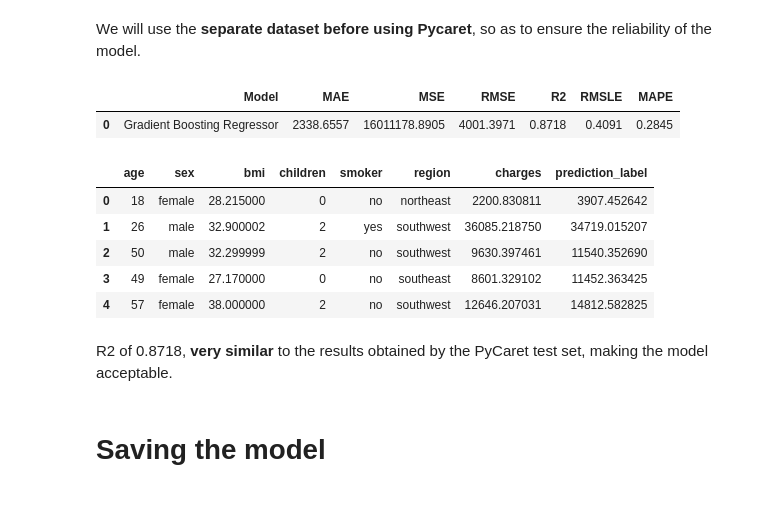
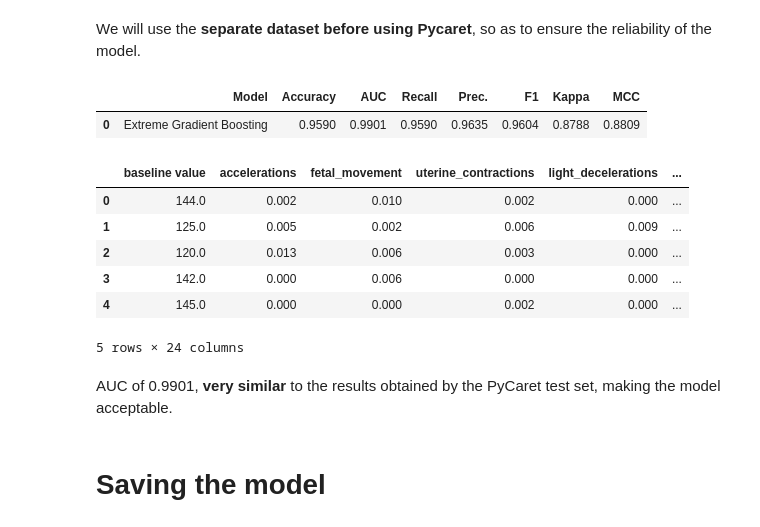
Before and after one commit to gabrielcapela/AutoML_Classification, a Jupyter notebook: fetal_health_classification.ipynb, the cells around one changed output. Saved outputs shown, nothing was run; the diff lists cells and outputs as text; code cells hidden in the pictures.

```diff
--- a/fetal_health_classification.ipynb
+++ b/fetal_health_classification.ipynb
@@ -294,4 +272,4 @@ The chosen model is the **Gradient Boosting Regressor**, which is based on decis
 # %%
 # Instantiating the model
-gbr = create_model('gbr')
+xgboost = create_model('xgboost')
 # %% [output]
@@ -316,6 +299,6 @@ gbr = create_model('gbr')
 The Model Tuning step in PyCaret consists of **adjusting the model's hyperparameters** to optimize its performance. Instead of using default values, this phase **searches for the best combination of parameters** through techniques such as Random Grid Search.
 # %%
 # Hyperparameter tuning
-tuned_gbr = tune_model(gbr, optimize='R2')
+tuned_xgboost = tune_model(xgboost, optimize='AUC')
 # %% [output]
 [interactive output not drawn]
@@ -413,19 +408,20 @@ Pipeline(memory=Memory(location=None),
 We will use the **separate dataset before using Pycaret**, so as to ensure the reliability of the model.
 # %%
 # Making Predictions with Unseen Data
-unseen_predictions = predict_model(final_gbr, data=test)
+unseen_predictions = predict_model(tuned_xgboost, data=test)
 unseen_predictions.head()
 # %% [output]
-|  | Model | MAE | MSE | RMSE | R2 | RMSLE | MAPE |
-| 0 | Gradient Boosting Regressor | 2338.6557 | 16011178.8905 | 4001.3971 | 0.8718 | 0.4091 | 0.2845 |
+|  | Model | Accuracy | AUC | Recall | Prec. | F1 | Kappa | MCC |
+| 0 | Extreme Gradient Boosting | 0.9590 | 0.9901 | 0.9590 | 0.9635 | 0.9604 | 0.8788 | 0.8809 |
-|  | age | sex | bmi | children | smoker | region | charges | prediction_label |
-| 0 | 18 | female | 28.215000 | 0 | no | northeast | 2200.830811 | 3907.452642 |
-| 1 | 26 | male | 32.900002 | 2 | yes | southwest | 36085.218750 | 34719.015207 |
-| 2 | 50 | male | 32.299999 | 2 | no | southwest | 9630.397461 | 11540.352690 |
-| 3 | 49 | female | 27.170000 | 0 | no | southeast | 8601.329102 | 11452.363425 |
-| 4 | 57 | female | 38.000000 | 2 | no | southwest | 12646.207031 | 14812.582825 |
+|  | baseline value | accelerations | fetal_movement | uterine_contractions | light_decelerations | ... |
+| 0 | 144.0 | 0.002 | 0.010 | 0.002 | 0.000 | ... |
+| 1 | 125.0 | 0.005 | 0.002 | 0.006 | 0.009 | ... |
+| 2 | 120.0 | 0.013 | 0.006 | 0.003 | 0.000 | ... |
+| 3 | 142.0 | 0.000 | 0.006 | 0.000 | 0.000 | ... |
+| 4 | 145.0 | 0.000 | 0.000 | 0.002 | 0.000 | ... |
+5 rows × 24 columns
 # %% [markdown]
-R2 of 0.8718, **very similar** to the results obtained by the PyCaret test set, making the model acceptable.
+AUC of 0.9901, **very similar** to the results obtained by the PyCaret test set, making the model acceptable.
 # %% [markdown]
 # Saving the model
 # %% [markdown]
```
Also changed, not shown: parts of 30 cells of this notebook, 3 other files.
